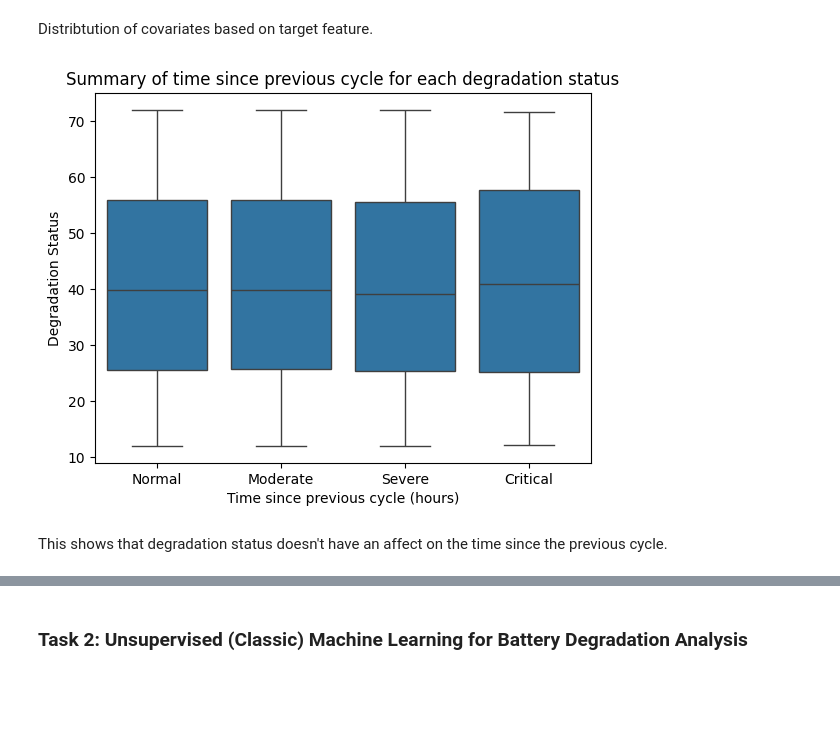
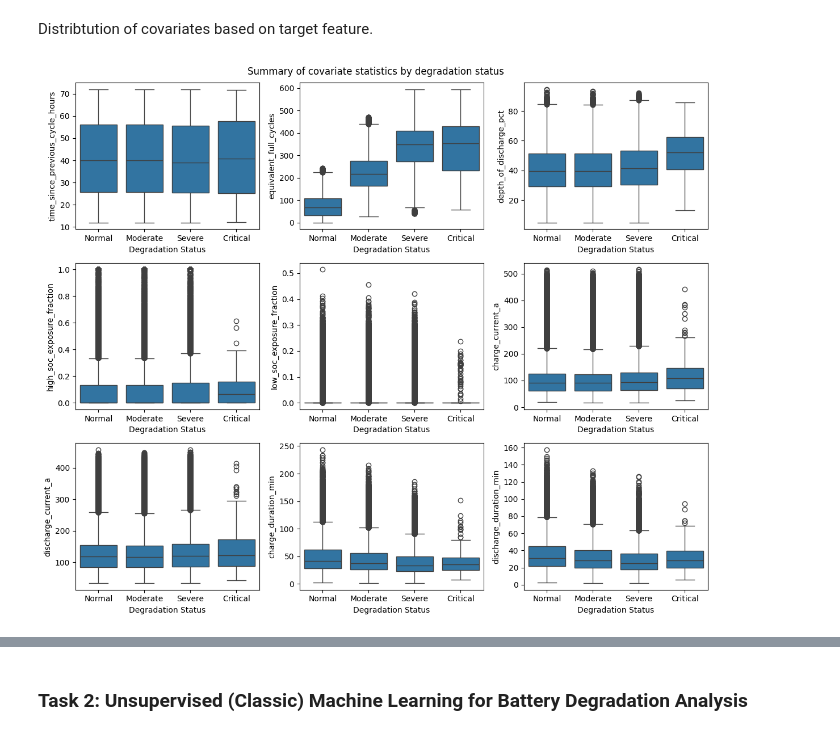
Before and after one commit to leolin25/predicting_battery_useful_life, a Jupyter notebook: cs342-coursework.ipynb, the cells around one changed output, grey strips where cells are left out. Drawn from its saved outputs; the diff is of its cells as text; code cells hidden in the pictures; blank space fills up the shorter version.

Commit message:
ft: finished 1st covariate analysis

```diff
--- a/cs342-coursework.ipynb
+++ b/cs342-coursework.ipynb
@@ -61,31 +61,37 @@ Distribtution of covariates based on target feature.
 # %%
 target_feature = 'degradation_status'
 # look at covariates which might have impact of target feature
 covariates_to_plot = [
     'time_since_previous_cycle_hours',
     'equivalent_full_cycles',
+    'depth_of_discharge_pct',
+    'high_soc_exposure_fraction',
+    'low_soc_exposure_fraction',
+    'charge_current_a',
+    'discharge_current_a',
+    'charge_duration_min',
+    'discharge_duration_min',
 ]
 
 # matplotlib figure with multiple subplots
-fig, axes = plt.subplot(nrows=3, ncols=3, figsize=(12, 10))
+fig, axes = plt.subplots(nrows=3, ncols=3, figsize=(12, 10))
 axes = axes.flatten() # easier to iterate over 1d array
 
 for i, covariate in enumerate(covariates_to_plot):
     sns.boxplot(
         data=battery_data,
         x=target_feature,
         y=covariate,
         ax=axes[i]
     )
 
     # add title and labels to each plot
-    axes[i].set_title(f'Summary of {covariate} by {target_feature}')
     axes[i].set_xlabel('Degradation Status')
     axes[i].set_ylabel(covariate)
 
+fig.suptitle('Summary of covariate statistics by degradation status')
 plt.tight_layout()
+plt.savefig('covariate_analysis1.png', dpi=800, bbox_inches='tight')
 plt.show()
 # %% [output]
-[figure, old version]
+[figure, new version]
-# %% [markdown]
-This shows that degradation status doesn't have an affect on the time since the previous cycle.
```
Also changed, not shown: parts of 1 cell of this notebook, 2 other files.
